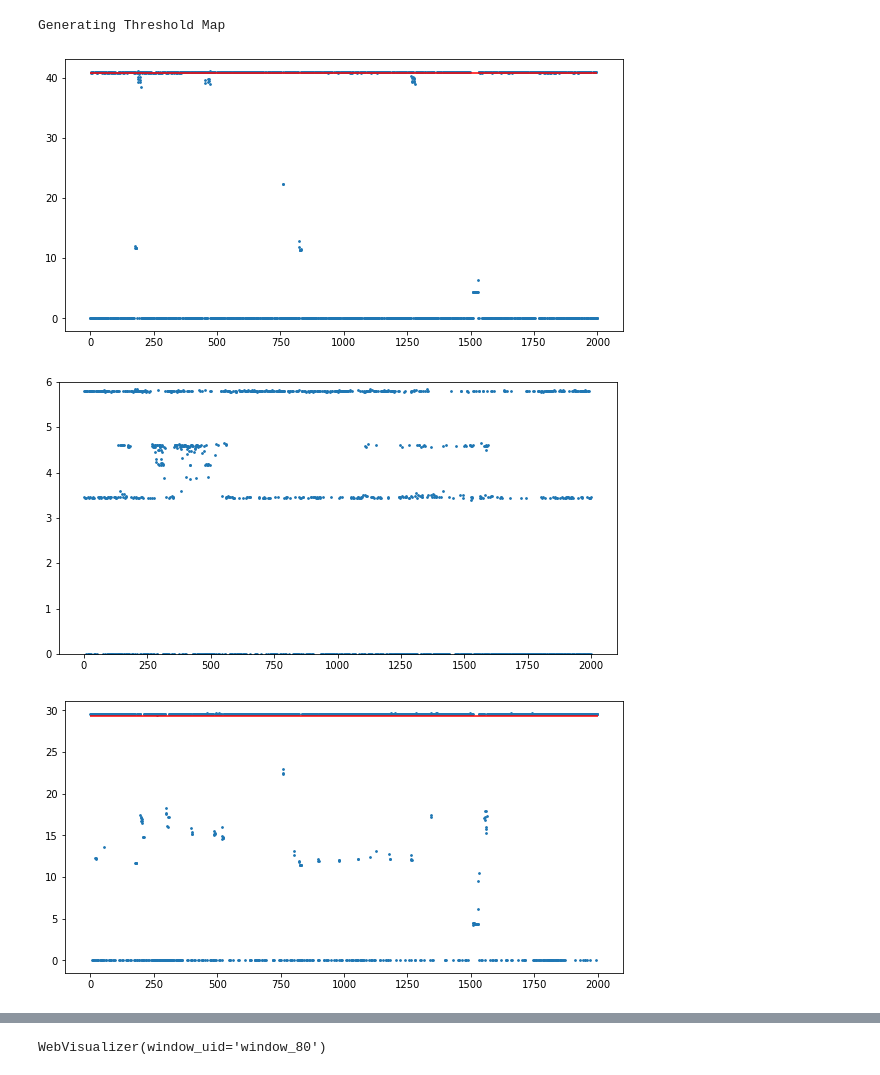
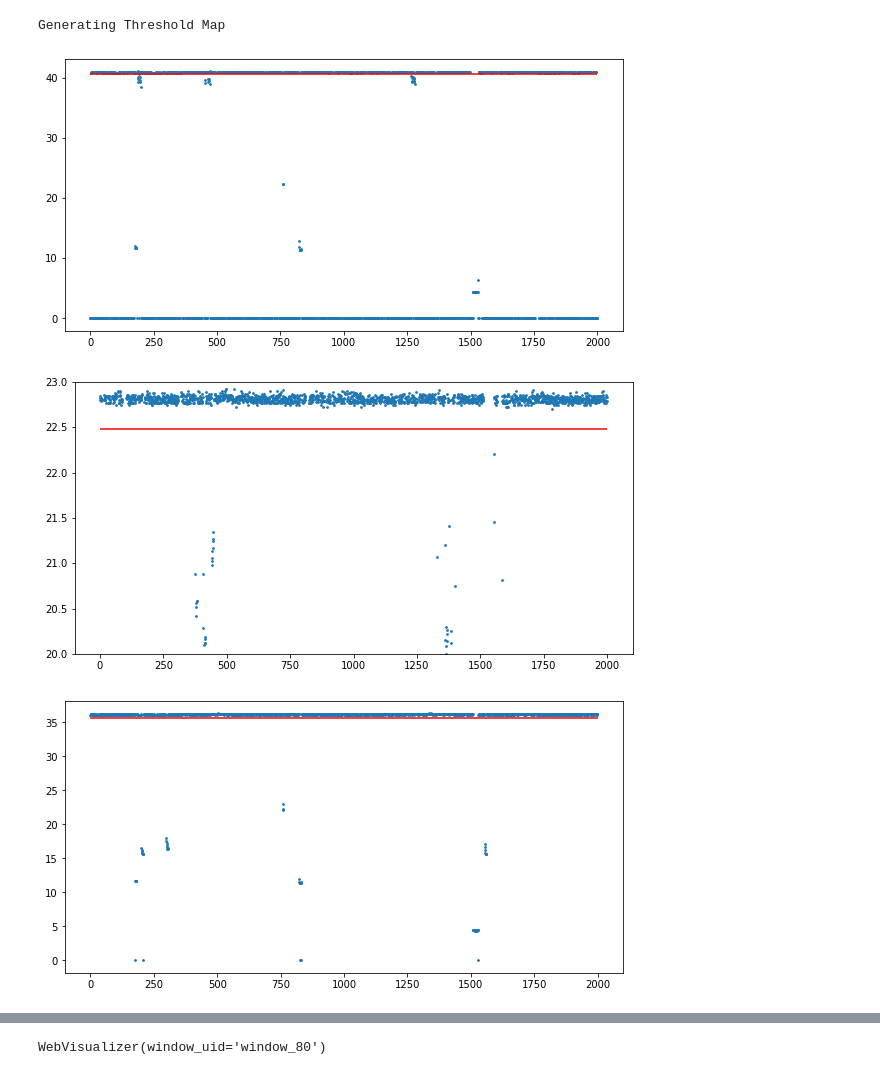
Before and after one commit to jksdbks123/Lidar-Tracker, a Jupyter notebook: BF_test.ipynb, the cells around one changed output, grey strips where cells are left out. Saved outputs shown, nothing was run; the diff lists cells and outputs as text; code cells hidden in the pictures.

```diff
--- a/BF_test.ipynb
+++ b/BF_test.ipynb
@@ -67,7 +62,7 @@ def get_thred(ts,d ,thred_s ,N ,delta_thred ,step ):# Ransac Para
         cur_thred = next_thred
     return next_thred
 # %%
-collector = RansacCollector(pcap_path=r'D:\LiDAR_Data\MidTown\California\2021-12-9-11-30-0.pcap',output_file_path='D:\LiDAR_Data\MidTown\California',update_frame_num=2000)
-collector.gen_tdmap()
+collector_0 = RansacCollector(pcap_path=r'D:\LiDAR_Data\MidTown\California\2021-12-9-11-30-0.pcap',output_file_path='D:\LiDAR_Data\MidTown\California',update_frame_num=3000)
+collector_0.gen_tdmap()
 # %% [output]
 Loading pcap...
@@ -91,32 +95,36 @@ Generating Threshold Map
+# %%
+threshold_map = np.load(r'D:\LiDAR_Data\MidTown\California\bck_map.npy')
+# %%
+aggregated_maps_temp = collector_0.aggregated_map
 # %%
 laser_id = theta_raw[20] == theta
 azimuth_channel = np.around(((25596)/100)/0.2).astype('int')
 plt.figure(figsize=(10,5))
-plt.scatter(np.arange(2000),aggregated_maps_temp[:,laser_id,azimuth_channel], s = 3)
+plt.scatter(np.arange(2000),aggregated_maps_temp[:2000,laser_id,azimuth_channel], s = 3)
 plt.hlines(threshold_map[laser_id,azimuth_channel],0,2000,color = 'r')
 # plt.ylim(40.5,41.2)
 plt.show()
 # %% [output]
-[figure, old version]
+[figure, new version]
 # %%
 temp = aggregated_maps_temp[:,laser_id,azimuth_channel]
 # %%
-laser_id = theta_raw[20] == theta
-azimuth_channel = np.around((1887/100)/0.2).astype('int')
+laser_id = theta_raw[12] == theta
+azimuth_channel = np.around((28607/100)/0.2).astype('int')
 plt.figure(figsize=(10,5))
-plt.scatter(np.arange(2000),aggregated_maps_temp[:,laser_id,azimuth_channel], s = 3)
+plt.scatter(np.arange(2000),aggregated_maps_temp[:2000,laser_id,azimuth_channel], s = 3)
 plt.hlines(threshold_map[laser_id,azimuth_channel],0,2000,color = 'r')
-plt.ylim(0,6)
+plt.ylim(20,23)
 
 plt.show()
 # %% [output]
-[figure, old version]
+[figure, new version]
 # %%
-laser_id = theta_raw[12] == theta
+laser_id = theta_raw[15] == theta
 azimuth_channel = np.around((25600/100)/0.2).astype('int')
 plt.figure(figsize=(10,5))
-plt.scatter(np.arange(2000),aggregated_maps_temp[:,laser_id,azimuth_channel], s = 3)
+plt.scatter(np.arange(2000),aggregated_maps_temp[:2000,laser_id,azimuth_channel], s = 3)
 plt.hlines(threshold_map[laser_id,azimuth_channel],0,2000,color = 'r')
 plt.show()
 # %% [output]
-[figure, old version]
+[figure, new version]
```
Also changed, not shown: parts of 8 cells of this notebook, 4 other files.
